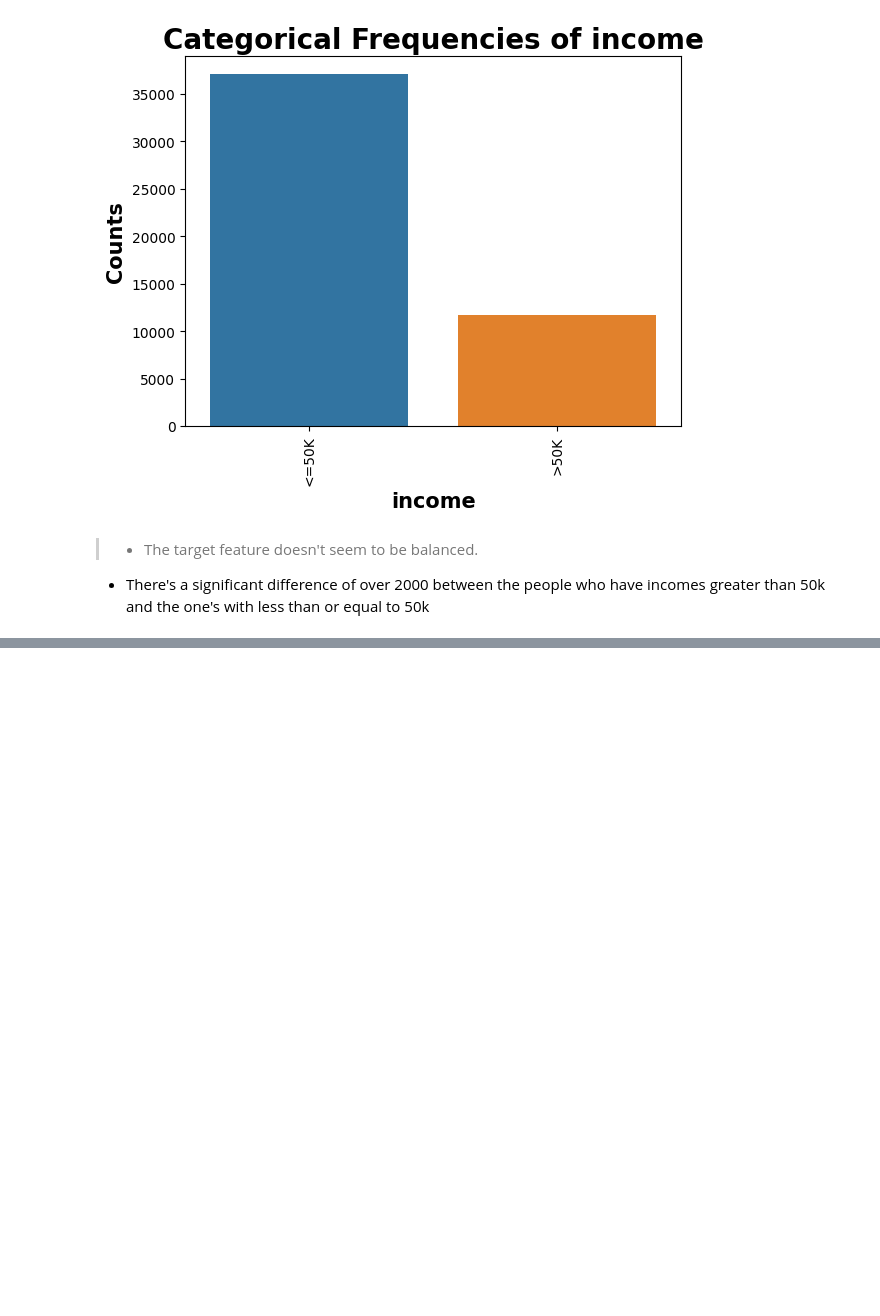
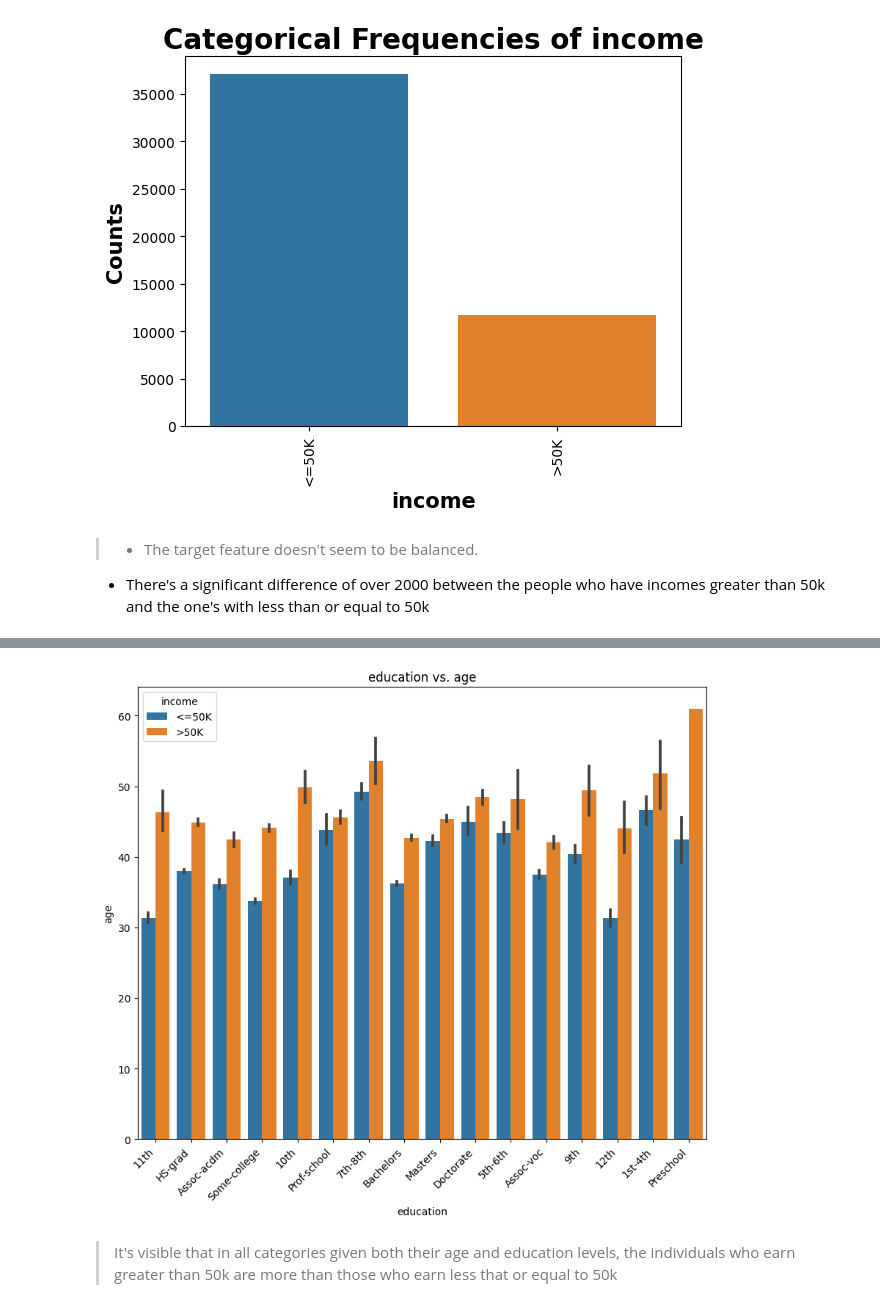
Before and after one commit to GyaviWalls/extra_datasets, a Jupyter notebook: Project_2.ipynb, the cells around one changed output, grey strips where cells are left out. Saved outputs shown, nothing was run; the diff lists cells and outputs as text; code cells hidden in the pictures; blank space fills up the shorter version.

```diff
--- a/Project_2.ipynb
+++ b/Project_2.ipynb
@@ -394,0 +431,6 @@ plot_bar(df2, cat_cols[8]);
+# %%
+feature_relations(df2, 'education', 'age');
+# %% [output]
+[figure, added]
+# %% [markdown]
+> It's visible that in all categories given both their age and education levels, the individuals who earn greater than 50k are more than those who earn less that or equal to 50k
```
Also changed, not shown: parts of 8 cells of this notebook.
